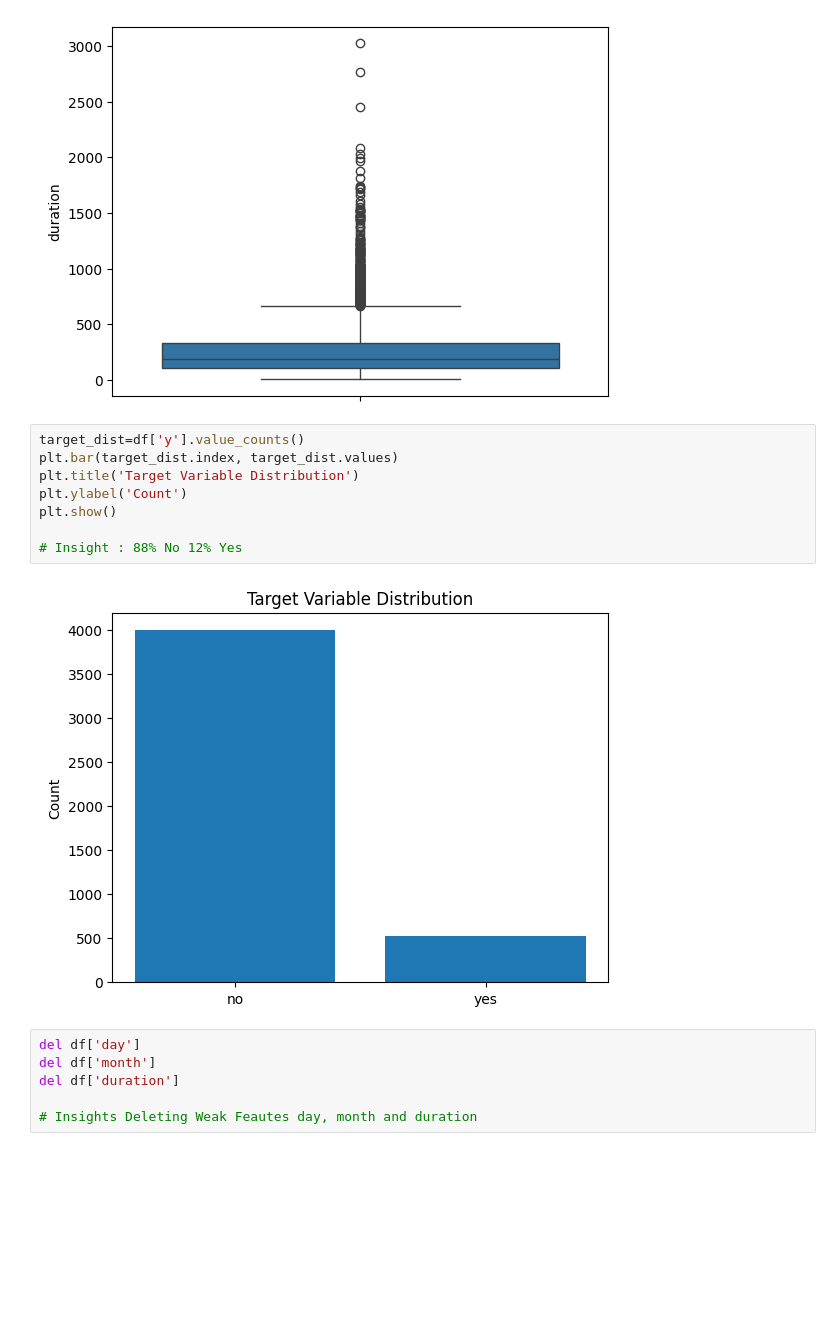
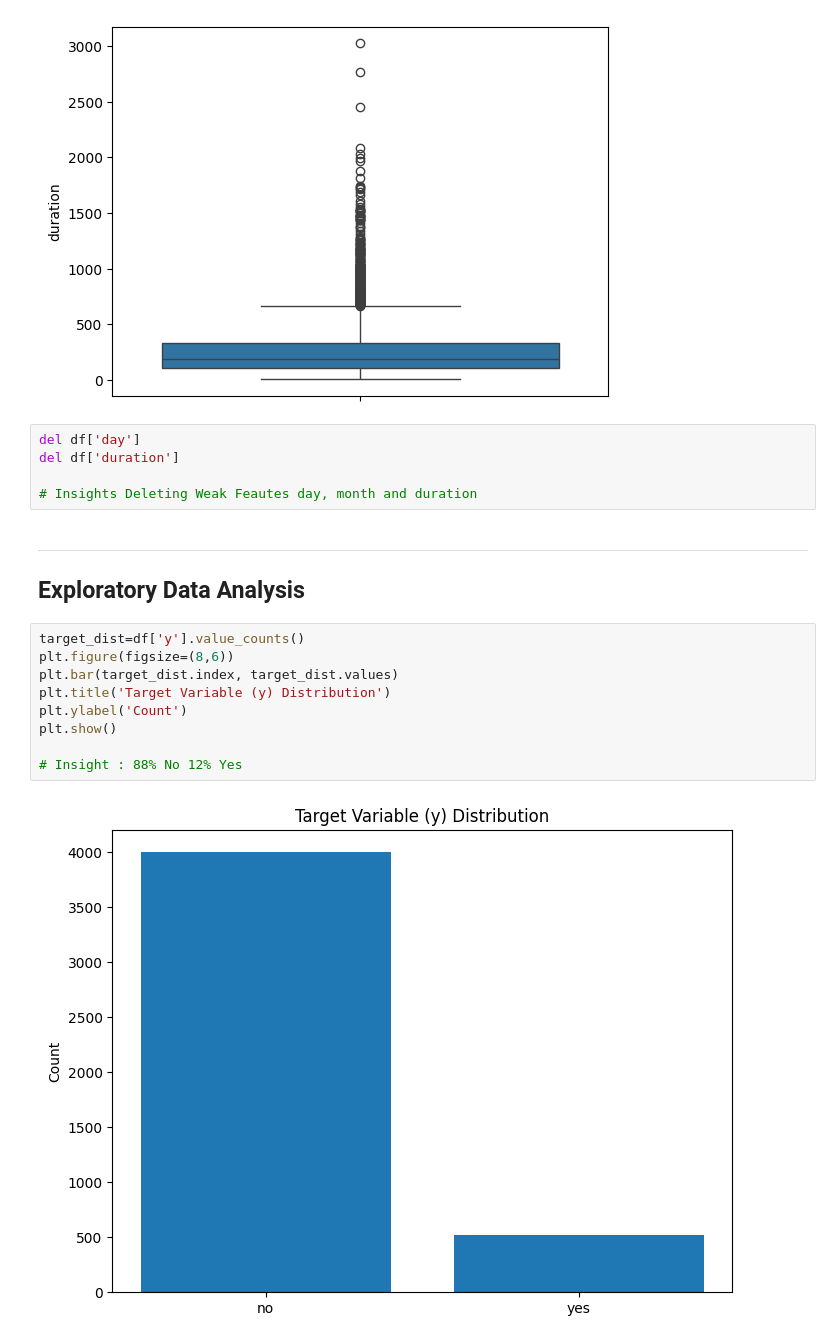
Before and after one commit to RealHaroon/PRODIGY_DS_03, a Jupyter notebook: notebook/Decision Tree Classifier.ipynb, the cells around one changed output. Saved outputs shown, nothing was run; the diff lists cells and outputs as text; blank space fills up the shorter version.

```diff
--- a/notebook/Decision Tree Classifier.ipynb
+++ b/notebook/Decision Tree Classifier.ipynb
@@ -137,19 +137,22 @@ sns.boxplot(df['duration'])
 plt.show()
 # %% [output]
 [figure]
-# %%
-target_dist=df['y'].value_counts()
-plt.bar(target_dist.index, target_dist.values)
-plt.title('Target Variable Distribution')
-plt.ylabel('Count')
-plt.show()
-
-# Insight : 88% No 12% Yes
-# %% [output]
-[figure, removed]
 # %%
 del df['day']
-del df['month']
 del df['duration']
 
 # Insights Deleting Weak Feautes day, month and duration
+# %% [markdown]
+---
+## **Exploratory Data Analysis**
+# %%
+target_dist=df['y'].value_counts()
+plt.figure(figsize=(8,6))
+plt.bar(target_dist.index, target_dist.values)
+plt.title('Target Variable (y) Distribution')
+plt.ylabel('Count')
+plt.show()
+
+# Insight : 88% No 12% Yes
+# %% [output]
+[figure, added]
```
Also changed, not shown: parts of 13 cells of this notebook.
